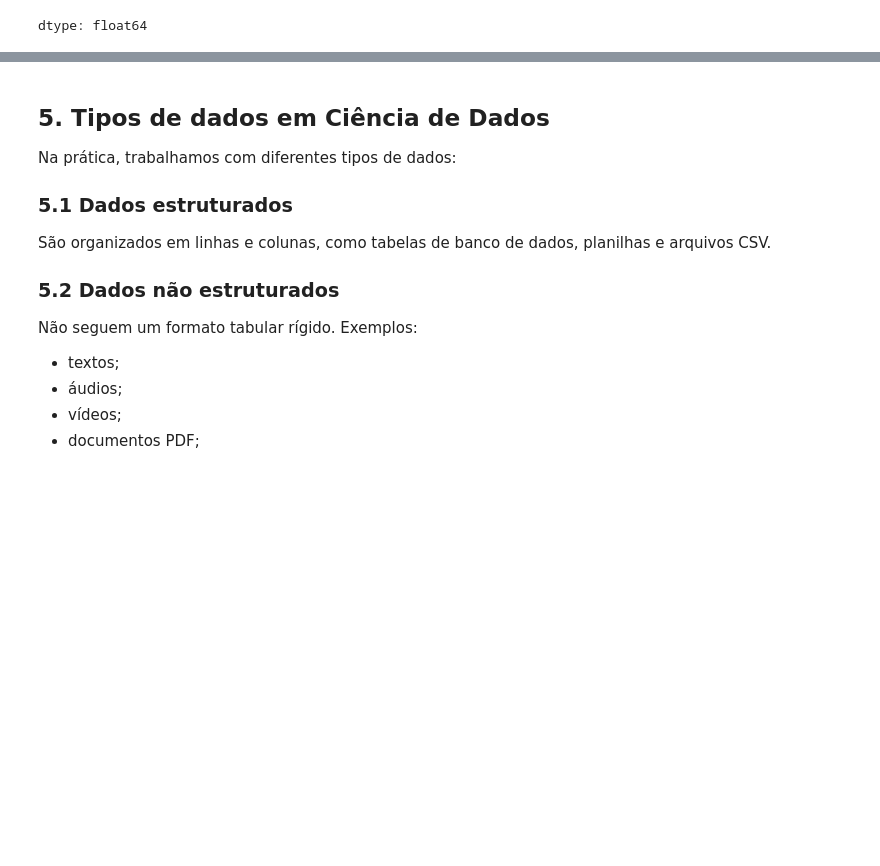
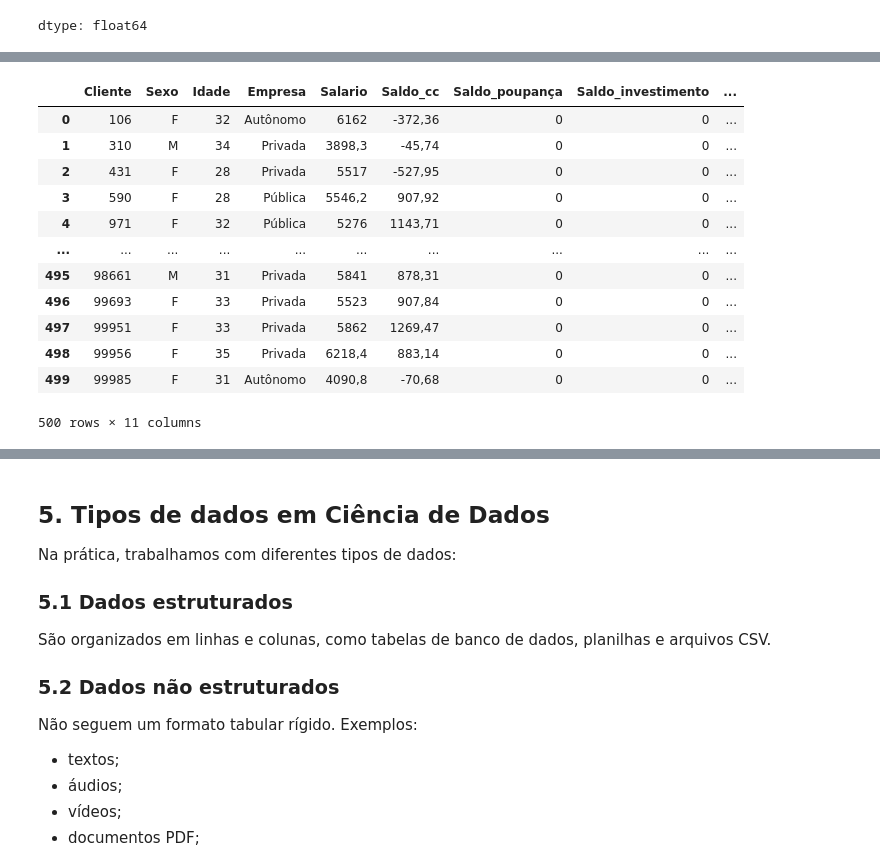
Before and after one commit to cibelerusso/FundamentosemCienciasdeDados, a Jupyter notebook: Notebooks/Fundamentos_em_Ciências_de_Dados_Aula_3.ipynb, the cells around one changed output, grey strips where cells are left out. Cells and saved outputs as stored; diff of their text form; code cells hidden in the pictures; blank space fills up the shorter version.

```diff
--- a/Notebooks/Fundamentos_em_Ciências_de_Dados_Aula_3.ipynb
+++ b/Notebooks/Fundamentos_em_Ciências_de_Dados_Aula_3.ipynb
@@ -484,0 +525,22 @@ dtype: float64
+# %%
+import pandas as pd
+
+url = "https://raw.githubusercontent.com/cibelerusso/Datasets/refs/heads/main/amostra_banco_distrito.csv"
+
+df = pd.read_csv(url)
+# %%
+df
+# %% [output]
+|  | Cliente | Sexo | Idade | Empresa | Salario | Saldo_cc | Saldo_poupança | Saldo_investimento | ... |
+| 0 | 106 | F | 32 | Autônomo | 6162 | -372,36 | 0 | 0 | ... |
+| 1 | 310 | M | 34 | Privada | 3898,3 | -45,74 | 0 | 0 | ... |
+| 2 | 431 | F | 28 | Privada | 5517 | -527,95 | 0 | 0 | ... |
+| 3 | 590 | F | 28 | Pública | 5546,2 | 907,92 | 0 | 0 | ... |
+| 4 | 971 | F | 32 | Pública | 5276 | 1143,71 | 0 | 0 | ... |
+| ... | ... | ... | ... | ... | ... | ... | ... | ... | ... |
+| 495 | 98661 | M | 31 | Privada | 5841 | 878,31 | 0 | 0 | ... |
+| 496 | 99693 | F | 33 | Privada | 5523 | 907,84 | 0 | 0 | ... |
+| 497 | 99951 | F | 33 | Privada | 5862 | 1269,47 | 0 | 0 | ... |
+| 498 | 99956 | F | 35 | Privada | 6218,4 | 883,14 | 0 | 0 | ... |
+| 499 | 99985 | F | 31 | Autônomo | 4090,8 | -70,68 | 0 | 0 | ... |
+500 rows × 11 columns
```
Also changed, not shown: parts of 23 cells of this notebook.
